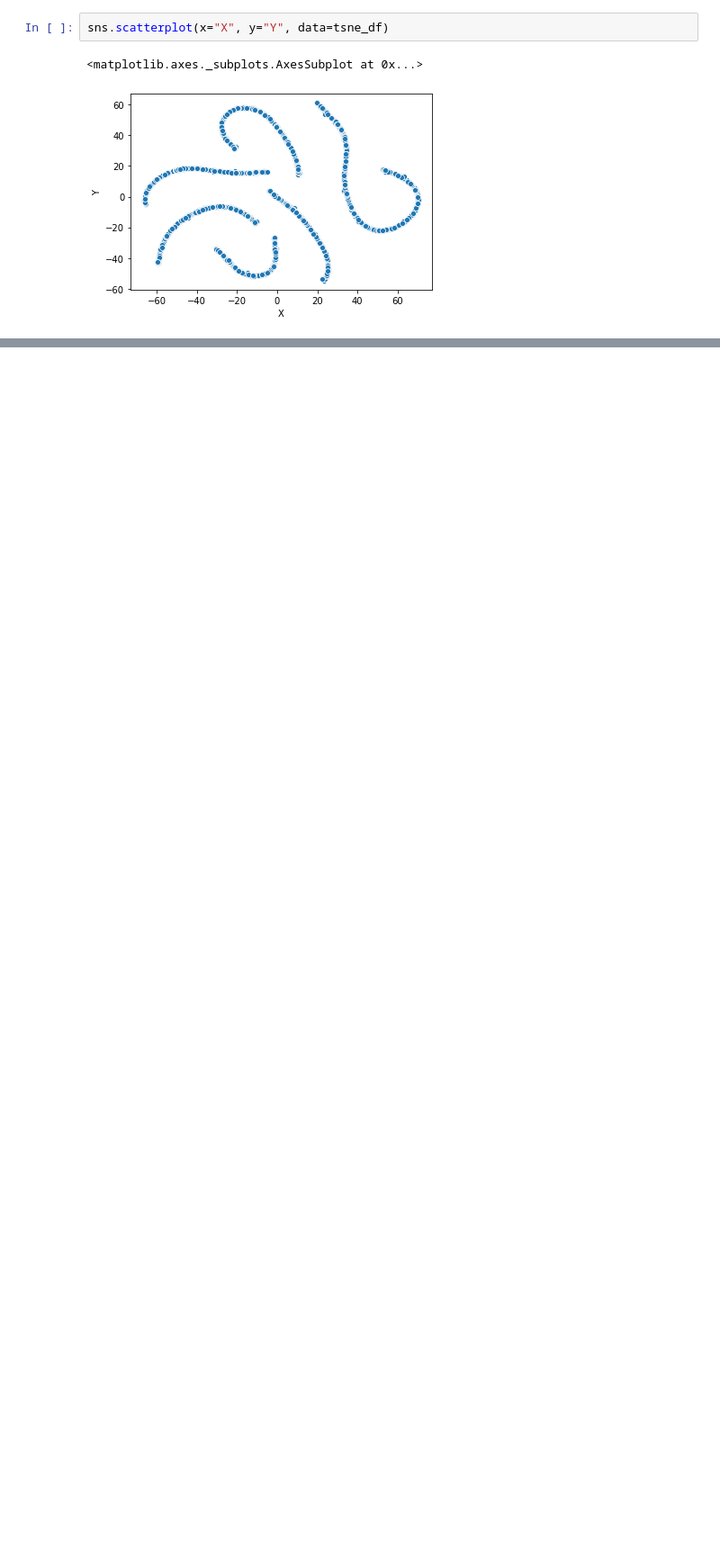
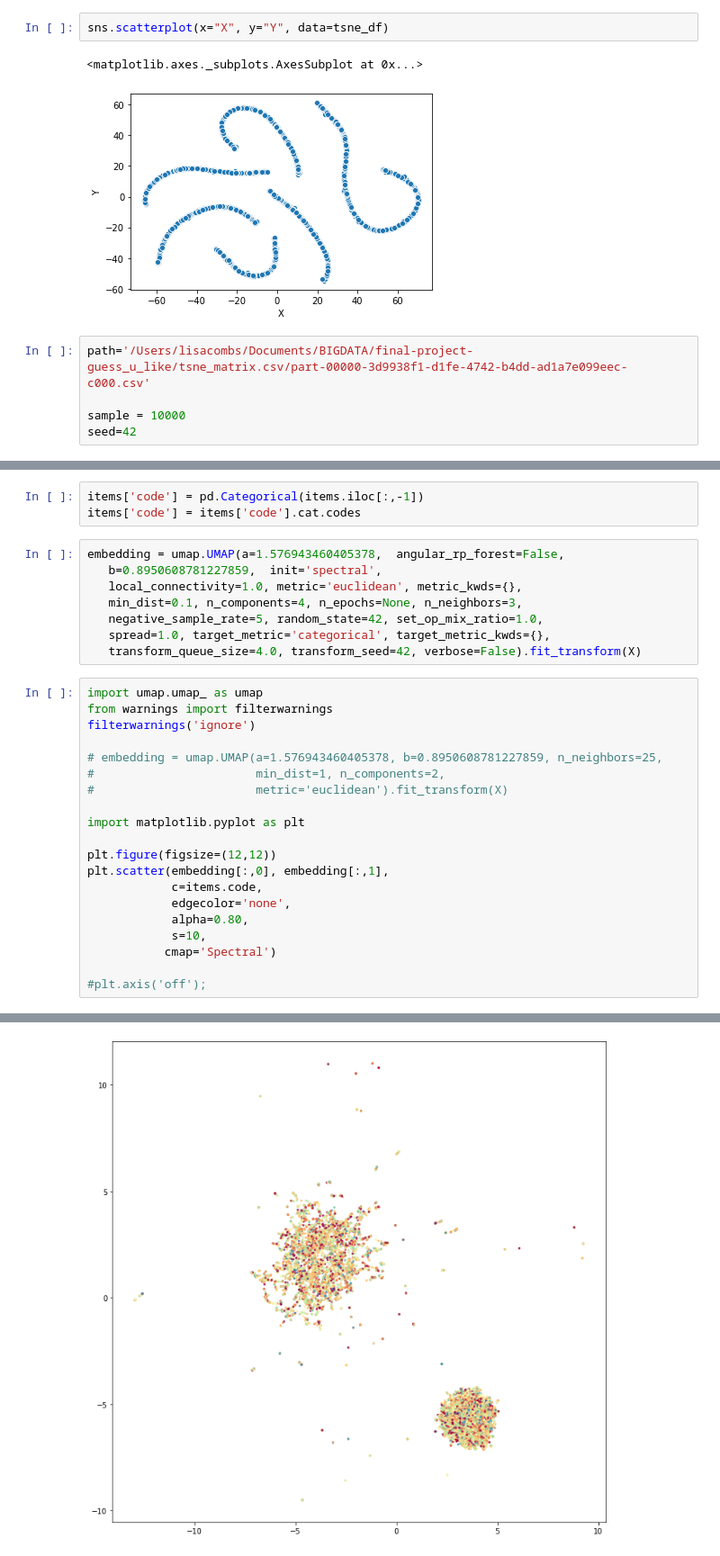
Before and after one commit to Ambbbbberwang/guess_u_like, a Jupyter notebook: OLD/ScratchWork.ipynb, the cells around one changed output, grey strips where cells are left out. Shown: that part at 90% size. Cells and saved outputs as stored; diff of their text form; blank space fills up the shorter version.

Commit message:
adding umap

```diff
--- a/OLD/ScratchWork.ipynb
+++ b/OLD/ScratchWork.ipynb
@@ -232,3 +232,8 @@ sns.scatterplot(x="X", y="Y", data=tsne_df)
 # %% [output]
 <matplotlib.axes._subplots.AxesSubplot at 0x...>
 [figure]
+# %%
+path='/Users/lisacombs/Documents/BIGDATA/final-project-guess_u_like/tsne_matrix.csv/part-00000-3d9938f1-d1fe-4742-b4dd-ad1a7e099eec-c000.csv'
+
+sample = 10000
+seed=42
@@ -234,0 +316,32 @@ sns.scatterplot(x="X", y="Y", data=tsne_df)
+# %%
+items['code'] = pd.Categorical(items.iloc[:,-1])
+items['code'] = items['code'].cat.codes
+# %%
+embedding = umap.UMAP(a=1.576943460405378,  angular_rp_forest=False,
+   b=0.8950608781227859,  init='spectral',
+   local_connectivity=1.0, metric='euclidean', metric_kwds={},
+   min_dist=0.1, n_components=4, n_epochs=None, n_neighbors=3,
+   negative_sample_rate=5, random_state=42, set_op_mix_ratio=1.0,
+   spread=1.0, target_metric='categorical', target_metric_kwds={},
+   transform_queue_size=4.0, transform_seed=42, verbose=False).fit_transform(X)
+# %%
+import umap.umap_ as umap
+from warnings import filterwarnings
+filterwarnings('ignore')
+
+# embedding = umap.UMAP(a=1.576943460405378, b=0.8950608781227859, n_neighbors=25,
+#                       min_dist=1, n_components=2,
+#                       metric='euclidean').fit_transform(X)
+
+import matplotlib.pyplot as plt
+
+plt.figure(figsize=(12,12))
+plt.scatter(embedding[:,0], embedding[:,1],
+            c=items.code,
+            edgecolor='none',
+            alpha=0.80,
+            s=10,
+           cmap='Spectral')
+
+#plt.axis('off');
+# %% [output]
@@ -234,0 +349 @@ sns.scatterplot(x="X", y="Y", data=tsne_df)
+[figure, added]
```
Also changed, not shown: parts of 6 cells of this notebook, 1 other file.
